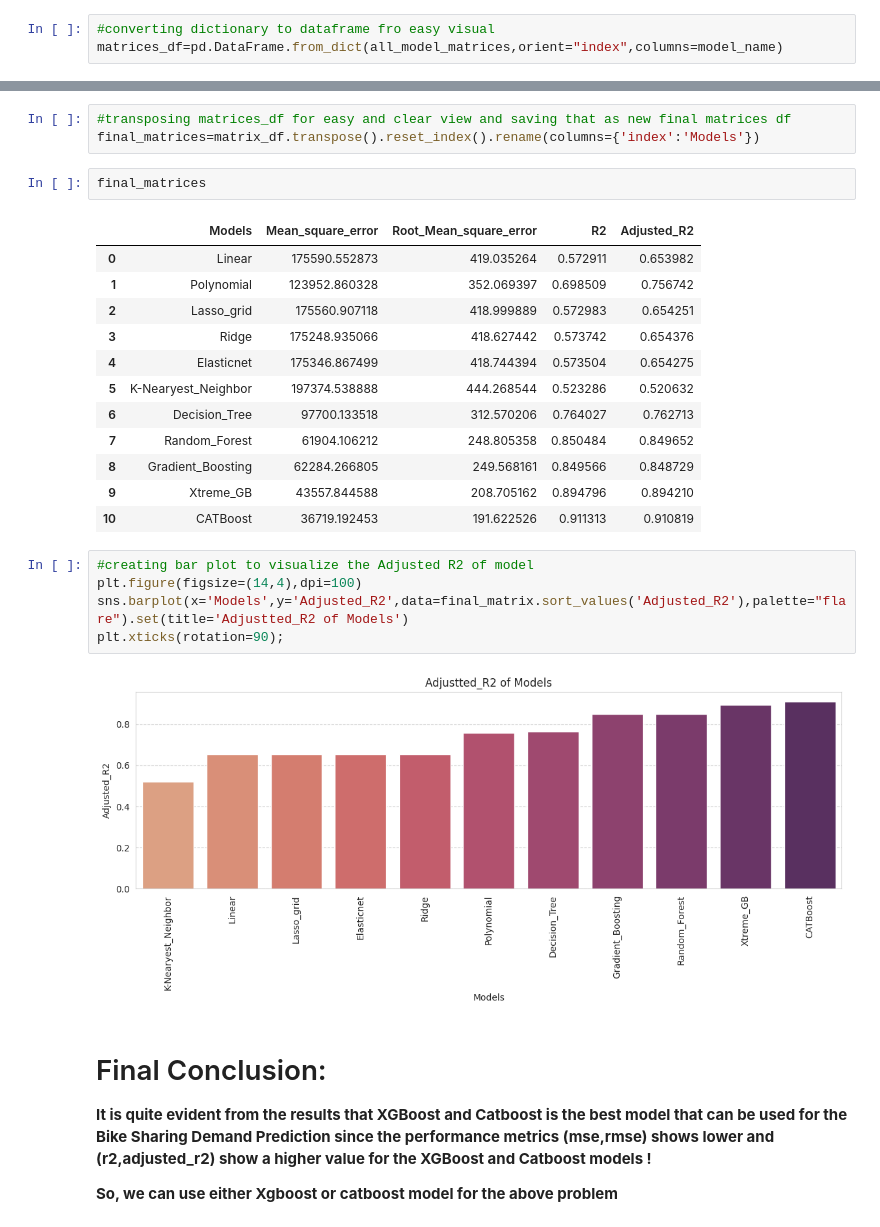
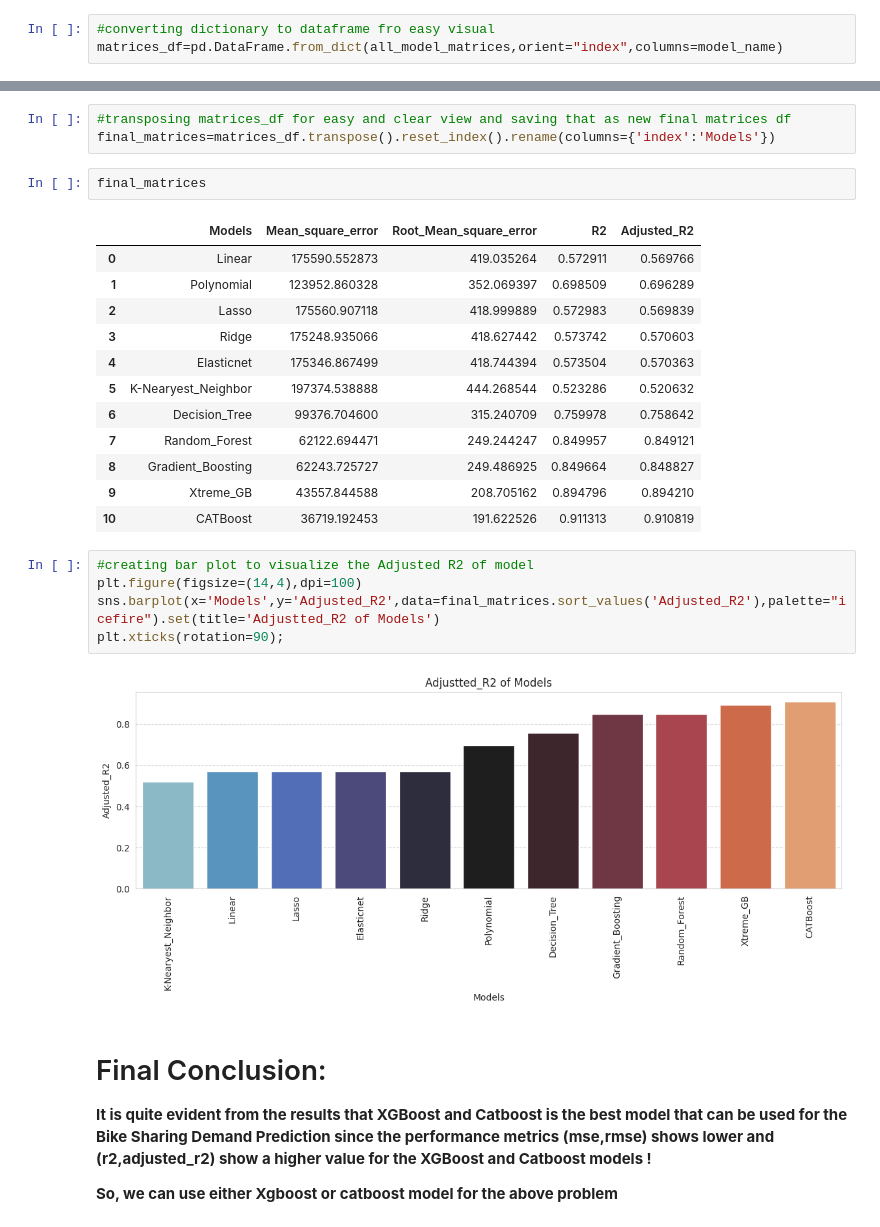
Before and after one commit to Aaryant31/Bike-Sharing-Demand-Prediction, a Jupyter notebook: Rahul_Kumar_soni_Notebook_Bike_Sharing_Demand_Prediction_Capstone_Project.ipynb, the cells around one changed output, grey strips where cells are left out. Saved outputs shown, nothing was run; the diff lists cells and outputs as text.

```diff
--- a/Rahul_Kumar_soni_Notebook_Bike_Sharing_Demand_Prediction_Capstone_Project.ipynb
+++ b/Rahul_Kumar_soni_Notebook_Bike_Sharing_Demand_Prediction_Capstone_Project.ipynb
@@ -1113,28 +1142,28 @@ matrices_df
 # %%
 #transposing matrices_df for easy and clear view and saving that as new final matrices df
-final_matrices=matrix_df.transpose().reset_index().rename(columns={'index':'Models'})
+final_matrices=matrices_df.transpose().reset_index().rename(columns={'index':'Models'})
 # %%
 final_matrices
 # %% [output]
 |  | Models | Mean_square_error | Root_Mean_square_error | R2 | Adjusted_R2 |
-| 0 | Linear | 175590.552873 | 419.035264 | 0.572911 | 0.653982 |
-| 1 | Polynomial | 123952.860328 | 352.069397 | 0.698509 | 0.756742 |
-| 2 | Lasso_grid | 175560.907118 | 418.999889 | 0.572983 | 0.654251 |
-| 3 | Ridge | 175248.935066 | 418.627442 | 0.573742 | 0.654376 |
-| 4 | Elasticnet | 175346.867499 | 418.744394 | 0.573504 | 0.654275 |
+| 0 | Linear | 175590.552873 | 419.035264 | 0.572911 | 0.569766 |
+| 1 | Polynomial | 123952.860328 | 352.069397 | 0.698509 | 0.696289 |
+| 2 | Lasso | 175560.907118 | 418.999889 | 0.572983 | 0.569839 |
+| 3 | Ridge | 175248.935066 | 418.627442 | 0.573742 | 0.570603 |
+| 4 | Elasticnet | 175346.867499 | 418.744394 | 0.573504 | 0.570363 |
 | 5 | K-Nearyest_Neighbor | 197374.538888 | 444.268544 | 0.523286 | 0.520632 |
-| 6 | Decision_Tree | 97700.133518 | 312.570206 | 0.764027 | 0.762713 |
-| 7 | Random_Forest | 61904.106212 | 248.805358 | 0.850484 | 0.849652 |
-| 8 | Gradient_Boosting | 62284.266805 | 249.568161 | 0.849566 | 0.848729 |
+| 6 | Decision_Tree | 99376.704600 | 315.240709 | 0.759978 | 0.758642 |
+| 7 | Random_Forest | 62122.694471 | 249.244247 | 0.849957 | 0.849121 |
+| 8 | Gradient_Boosting | 62243.725727 | 249.486925 | 0.849664 | 0.848827 |
 | 9 | Xtreme_GB | 43557.844588 | 208.705162 | 0.894796 | 0.894210 |
 | 10 | CATBoost | 36719.192453 | 191.622526 | 0.911313 | 0.910819 |
 # %%
 #creating bar plot to visualize the Adjusted R2 of model
 plt.figure(figsize=(14,4),dpi=100)
-sns.barplot(x='Models',y='Adjusted_R2',data=final_matrix.sort_values('Adjusted_R2'),palette="flare").set(title='Adjustted_R2 of Models')
+sns.barplot(x='Models',y='Adjusted_R2',data=final_matrices.sort_values('Adjusted_R2'),palette="icefire").set(title='Adjustted_R2 of Models')
 plt.xticks(rotation=90);
 # %% [output]
-[figure, old version]
+[figure, new version]
 # %% [markdown]
 # Final Conclusion:
 
```
Also changed, not shown: parts of 24 cells of this notebook.
